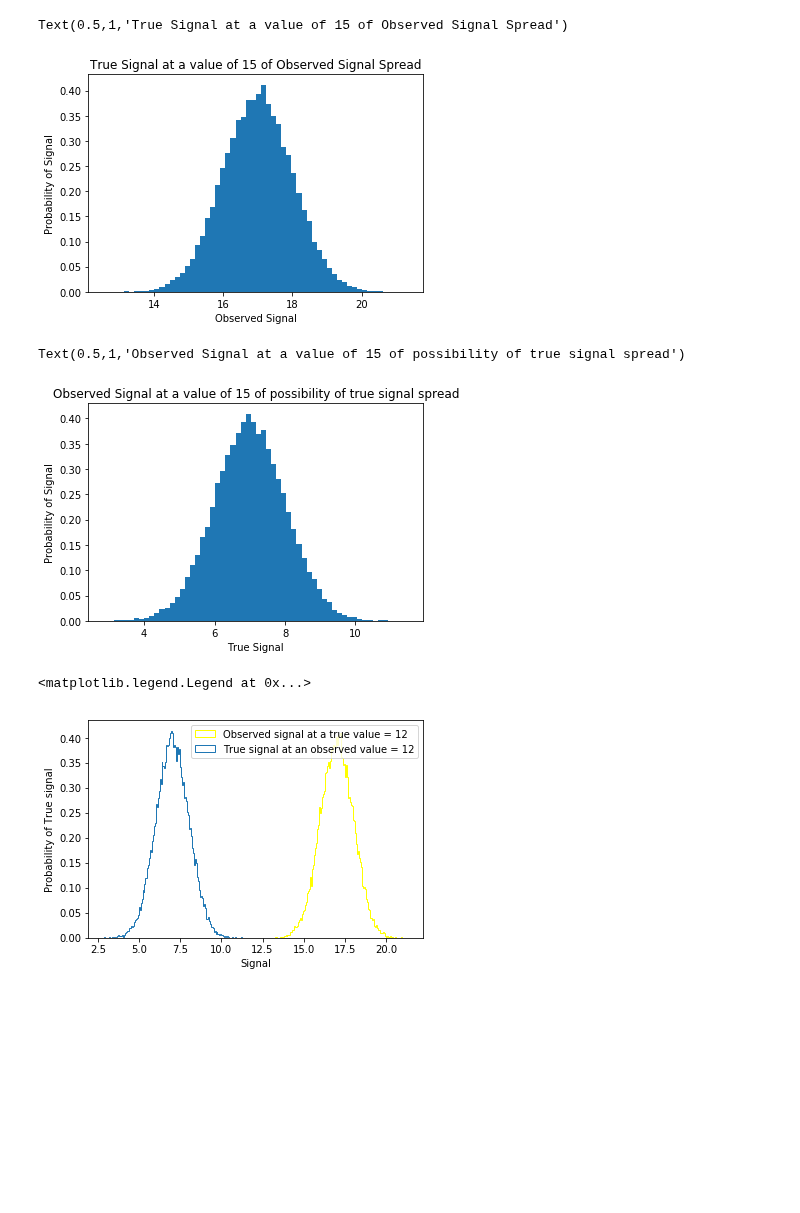
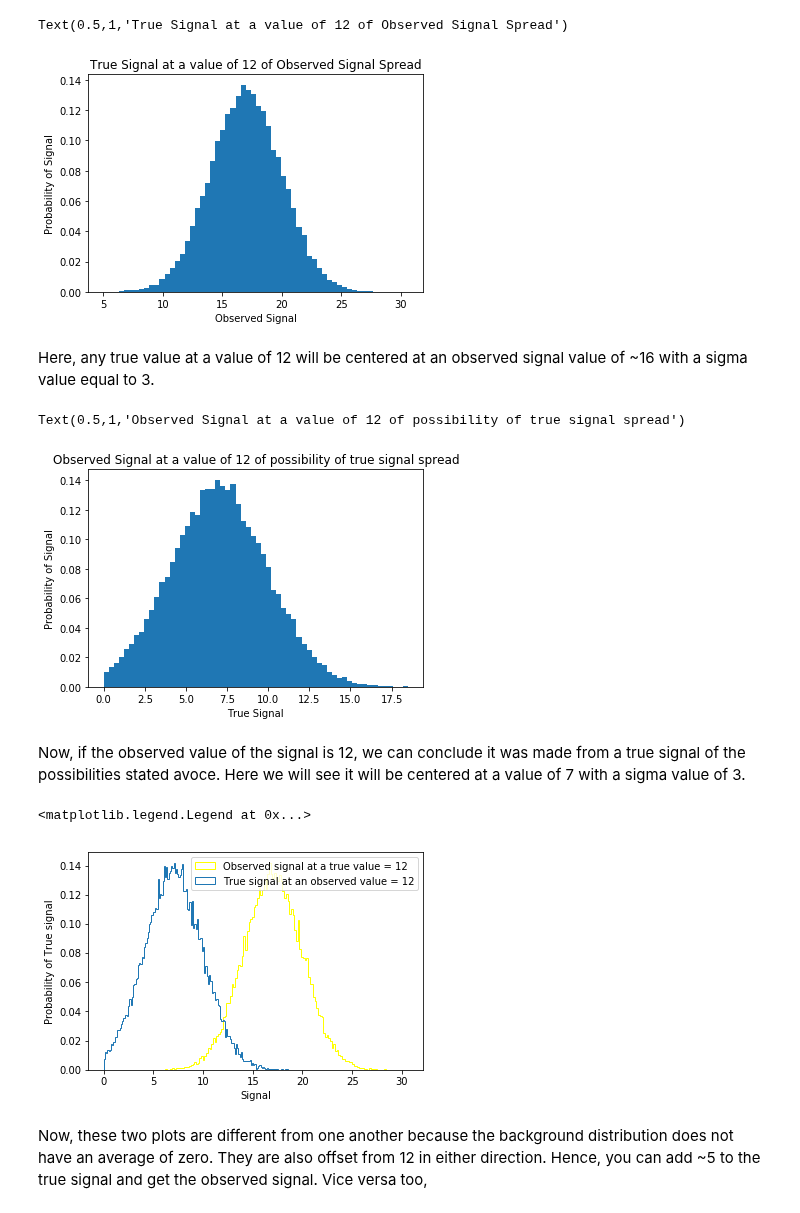
Before and after one commit to MikePhen12/Phys_434_portfolio, a Jupyter notebook: HW_5.ipynb, the cells around one changed output. Cells and saved outputs as stored; diff of their text form; code cells hidden in the pictures; blank space fills up the shorter version.

```diff
--- a/HW_5.ipynb
+++ b/HW_5.ipynb
@@ -58,7 +68,7 @@ Text(0.5,1,'Observed Signal at a value of 15 of possibility of true signal sprea
 # %%
-backgrnd = stats.norm.rvs(loc=5, scale=1, size=1000000)
+backgrnd = stats.norm.rvs(loc=5, scale=3, size=1000000)
 x = np.linspace(-20,20,100)
-signal = stats.uniform.rvs(loc=0, scale=15, size=1000000)
+signal = stats.uniform.rvs(loc=0, scale=20, size=1000000)
 new_data = backgrnd + signal
 
 data_edge = np.linspace(0,40,100)
@@ -86,19 +96,23 @@ sig_12 = new_table.query(f'11.7 < Signal < 12.3')
 plt.hist(sig_12['Data'], bins =60, density = True)
 plt.xlabel('Observed Signal')
 plt.ylabel('Probability of Signal')
-plt.title('True Signal at a value of 15 of Observed Signal Spread')
+plt.title('True Signal at a value of 12 of Observed Signal Spread')
 # %% [output]
-Text(0.5,1,'True Signal at a value of 15 of Observed Signal Spread')
+Text(0.5,1,'True Signal at a value of 12 of Observed Signal Spread')
-[figure, old version]
+[figure, new version]
+# %% [markdown]
+Here, any true value at a value of 12 will be centered at an observed signal value of ~16 with a sigma value equal to 3.
 # %%
 obs_sig_12 = new_table.query(f'11.7 < Data < 12.3')
 plt.hist(obs_sig_12['Signal'], bins =60, density = True)
 plt.xlabel('True Signal')
 plt.ylabel('Probability of Signal')
-plt.title('Observed Signal at a value of 15 of possibility of true signal spread')
+plt.title('Observed Signal at a value of 12 of possibility of true signal spread')
 # %% [output]
-Text(0.5,1,'Observed Signal at a value of 15 of possibility of true signal spread')
+Text(0.5,1,'Observed Signal at a value of 12 of possibility of true signal spread')
-[figure, old version]
+[figure, new version]
+# %% [markdown]
+Now, if the observed value of the signal is 12, we can conclude it was made from a true signal of the possibilities stated avoce. Here we will see it will be centered at a value of 7 with a sigma value of 3.
 # %%
 plt.hist(sig_12['Data'], bins =150, density = True, histtype='step', color='yellow', label="Observed signal at a true value = 12")
 plt.hist(obs_sig_12['Signal'], bins =150, density = True, histtype='step', label="True signal at an observed value = 12")
@@ -107,4 +121,6 @@ plt.ylabel('Probability of True signal')
 plt.legend()
 # %% [output]
 <matplotlib.legend.Legend at 0x...>
-[figure, old version]
+[figure, new version]
+# %% [markdown]
+Now, these two plots are different from one another because the background distribution does not have an average of zero. They are also offset from 12 in either direction. Hence, you can add ~5 to the true signal and get the observed signal. Vice versa too,
```
Also changed, not shown: parts of 9 cells of this notebook, 1 other file.
